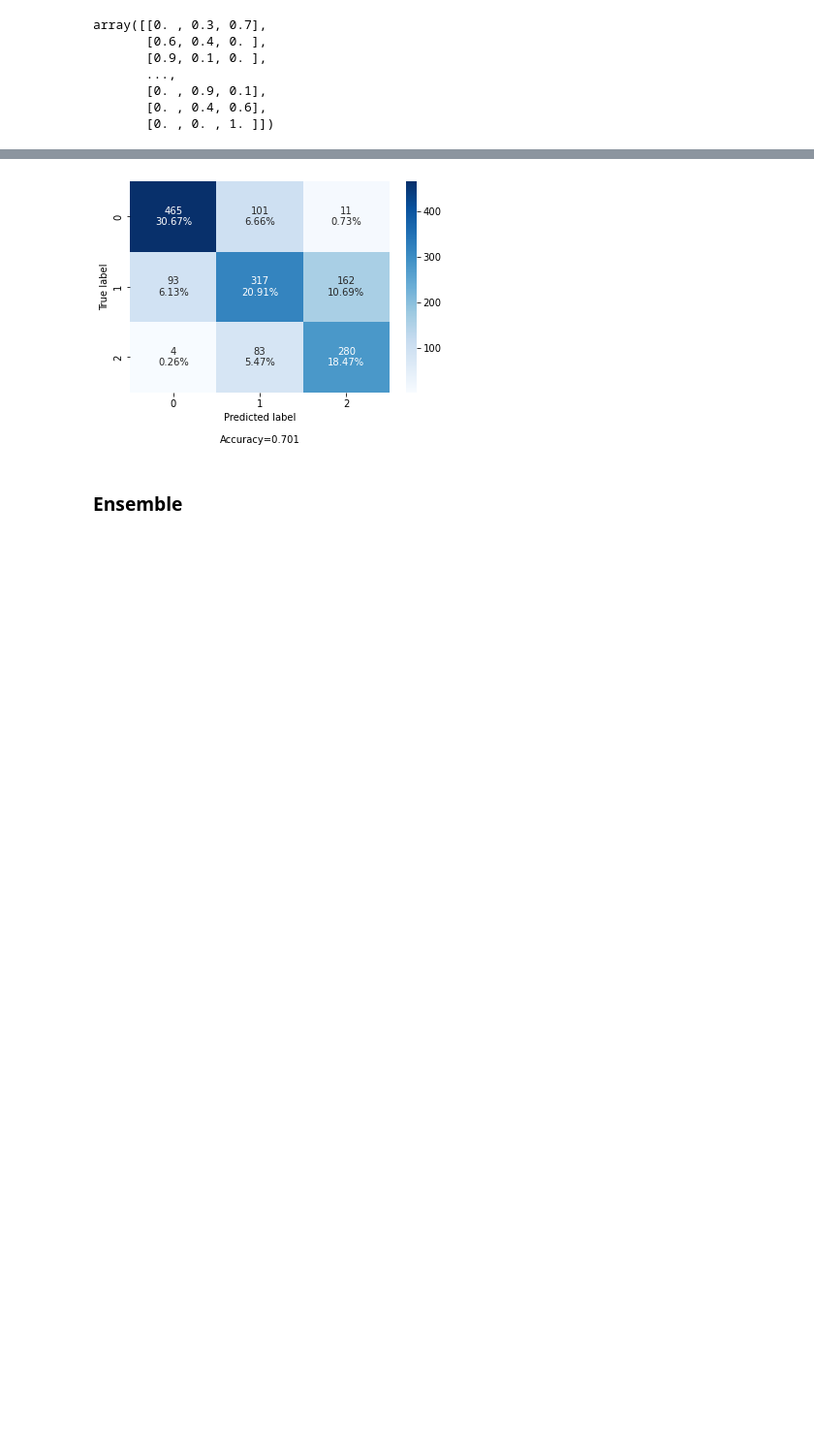
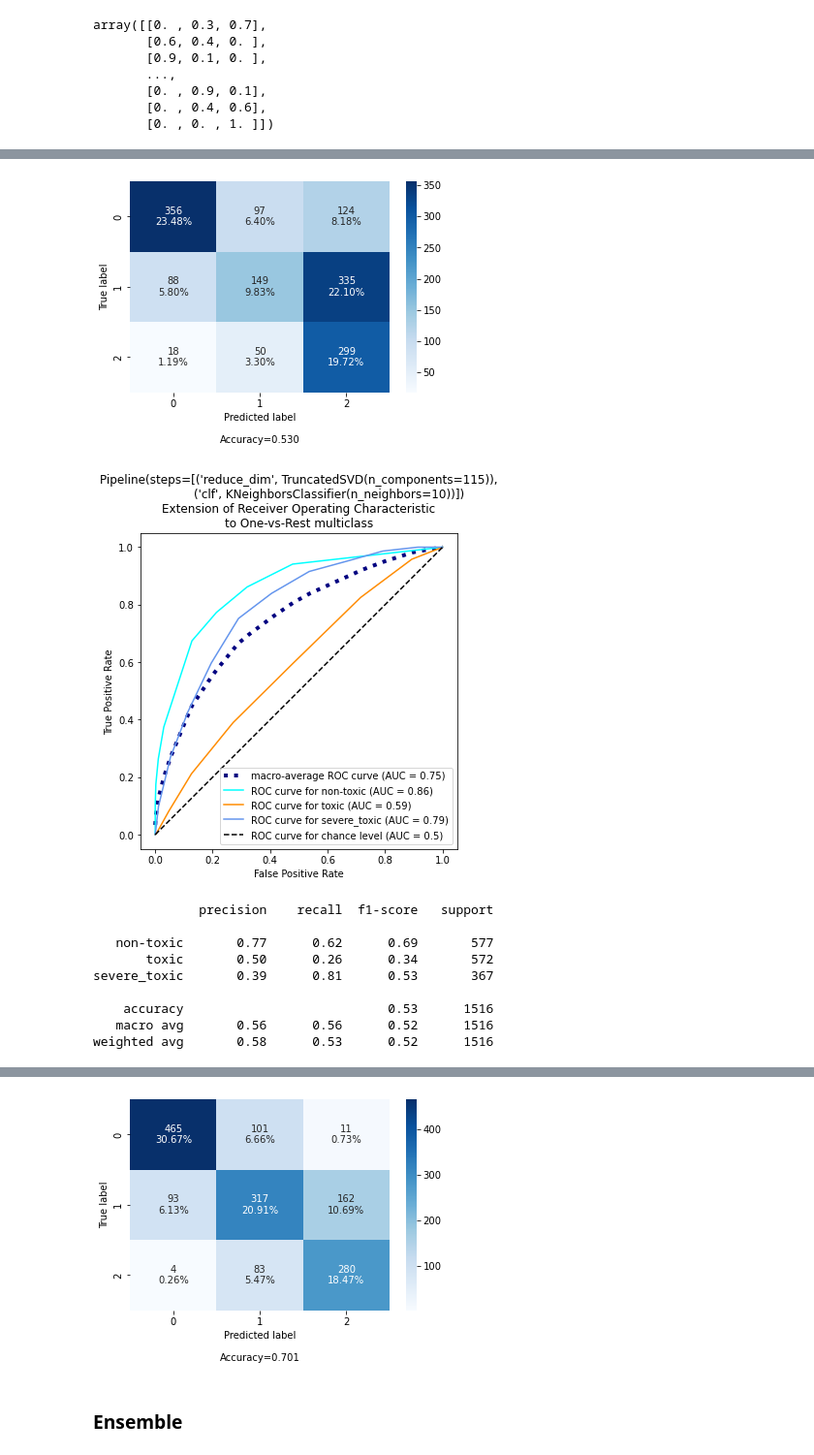
Before and after one commit to jjbocek/ToxicApp, a Jupyter notebook: ToxicApp_Sandbox.ipynb, the cells around one changed output, grey strips where cells are left out. Shown at 97% size. Cells and saved outputs as stored; diff of their text form; code cells hidden in the pictures; blank space fills up the shorter version.

```diff
--- a/ToxicApp_Sandbox.ipynb
+++ b/ToxicApp_Sandbox.ipynb
@@ -686,5 +730,17 @@ Accuracy on test set: 0.532
 # %%
-analysis(subsets['subset1'], target_names, Doc2Vec_KNN_best)
+analysis(subsets['subset1_D2V'], target_names, Doc2Vec_KNN_best)
+# %% [output]
+[figure, added]
+[figure, added]
+              precision    recall  f1-score   support
+
+   non-toxic       0.77      0.62      0.69       577
+       toxic       0.50      0.26      0.34       572
+severe_toxic       0.39      0.81      0.53       367
+
+    accuracy                           0.53      1516
+   macro avg       0.56      0.56      0.52      1516
+weighted avg       0.58      0.53      0.52      1516
 # %%
 Rocchio_best = run_on_subset(pipe_parm_dict['Rocchio_pipeline'], subsets['subset1'])
 # %% [output]
```
Also changed, not shown: parts of 22 cells of this notebook.
